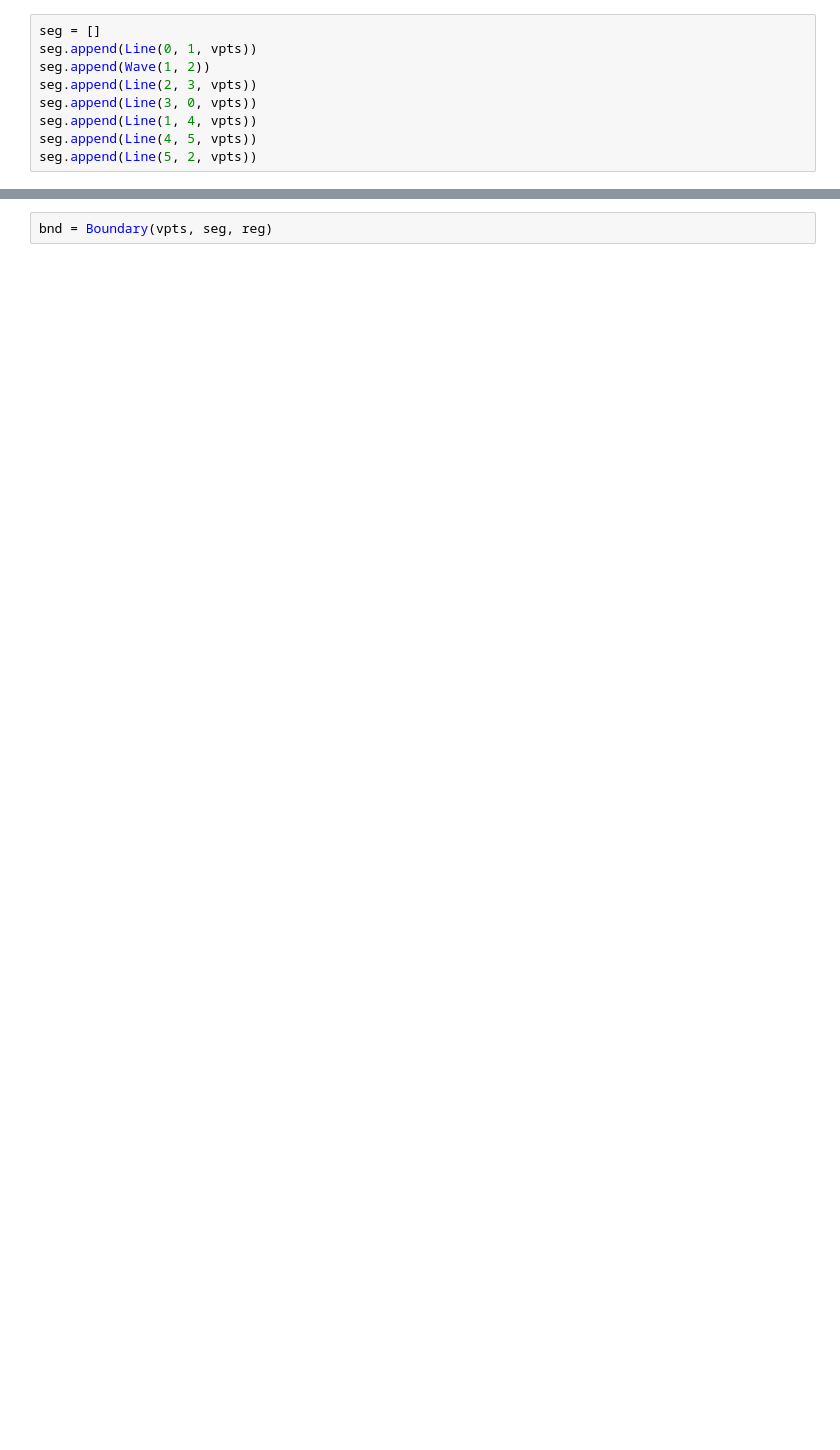
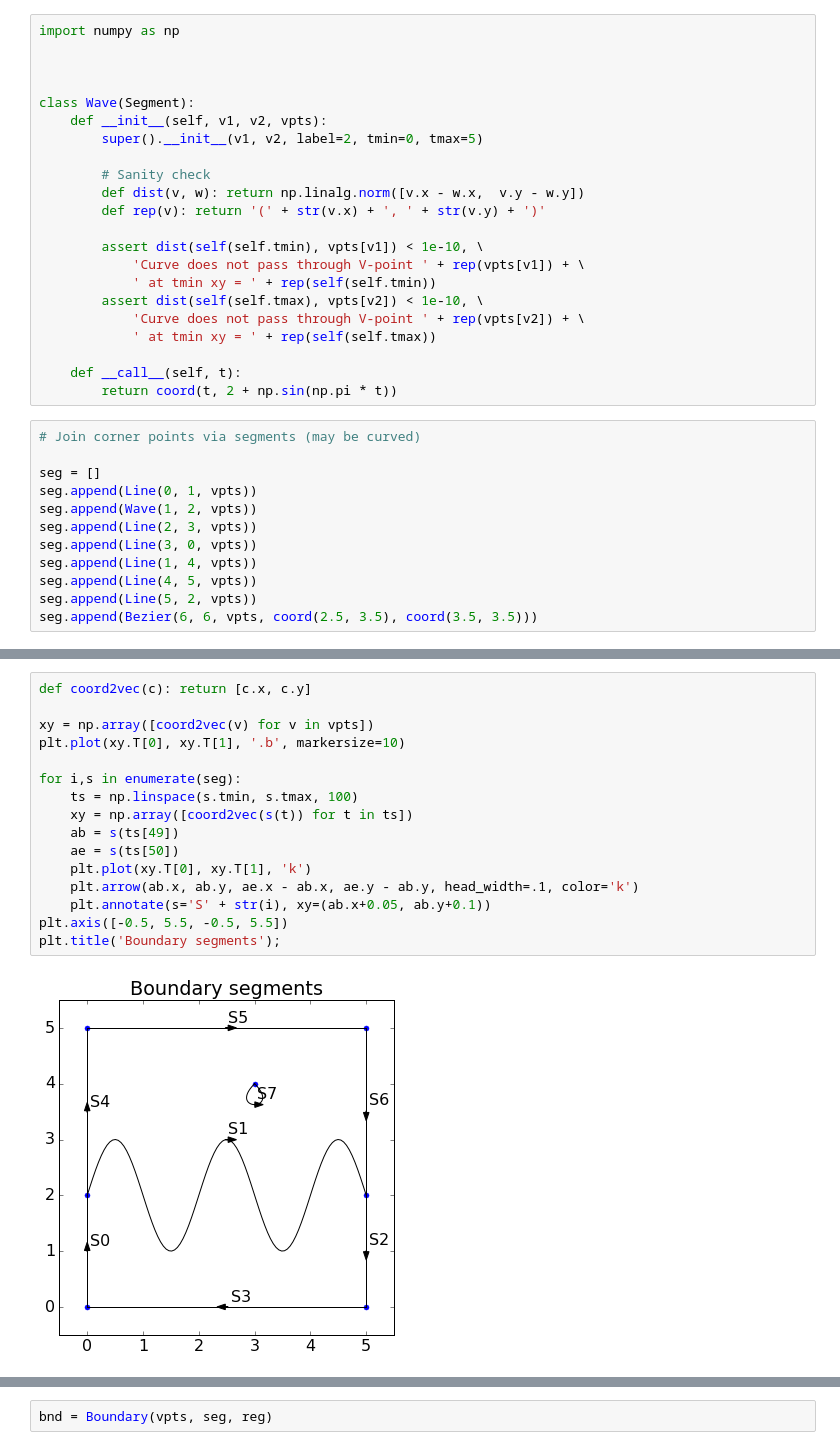
Before and after one commit to uranix/aniaft-rewrite, a Jupyter notebook: demo.ipynb, the cells around one changed output, grey strips where cells are left out. Cells and saved outputs as stored; diff of their text form; blank space fills up the shorter version.

```diff
--- a/demo.ipynb
+++ b/demo.ipynb
@@ -23,9 +35,34 @@ class Wave(Segment):
+# %%
+import numpy as np
+
+
+
+class Wave(Segment):
+    def __init__(self, v1, v2, vpts):
+        super().__init__(v1, v2, label=2, tmin=0, tmax=5)
+
+        # Sanity check
+        def dist(v, w): return np.linalg.norm([v.x - w.x,  v.y - w.y])
+        def rep(v): return '(' + str(v.x) + ', ' + str(v.y) + ')'
+
+        assert dist(self(self.tmin), vpts[v1]) < 1e-10, \
+            'Curve does not pass through V-point ' + rep(vpts[v1]) + \
+            ' at tmin xy = ' + rep(self(self.tmin))
+        assert dist(self(self.tmax), vpts[v2]) < 1e-10, \
+            'Curve does not pass through V-point ' + rep(vpts[v2]) + \
+            ' at tmin xy = ' + rep(self(self.tmax))
+
+    def __call__(self, t):
+        return coord(t, 2 + np.sin(np.pi * t))
 # %%
+# Join corner points via segments (may be curved)
+
 seg = []
 seg.append(Line(0, 1, vpts))
-seg.append(Wave(1, 2))
+seg.append(Wave(1, 2, vpts))
 seg.append(Line(2, 3, vpts))
 seg.append(Line(3, 0, vpts))
 seg.append(Line(1, 4, vpts))
 seg.append(Line(4, 5, vpts))
 seg.append(Line(5, 2, vpts))
+seg.append(Bezier(6, 6, vpts, coord(2.5, 3.5), coord(3.5, 3.5)))
@@ -36,0 +69,18 @@ reg = [ \
+# %%
+def coord2vec(c): return [c.x, c.y]
+
+xy = np.array([coord2vec(v) for v in vpts])
+plt.plot(xy.T[0], xy.T[1], '.b', markersize=10)
+
+for i,s in enumerate(seg):
+    ts = np.linspace(s.tmin, s.tmax, 100)
+    xy = np.array([coord2vec(s(t)) for t in ts])
+    ab = s(ts[49])
+    ae = s(ts[50])
+    plt.plot(xy.T[0], xy.T[1], 'k')
+    plt.arrow(ab.x, ab.y, ae.x - ab.x, ae.y - ab.y, head_width=.1, color='k')
+    plt.annotate(s='S' + str(i), xy=(ab.x+0.05, ab.y+0.1))
+plt.axis([-0.5, 5.5, -0.5, 5.5])
+plt.title('Boundary segments');
+# %% [output]
+[figure, added]
```
Also changed, not shown: parts of 10 cells of this notebook, 3 other files.
